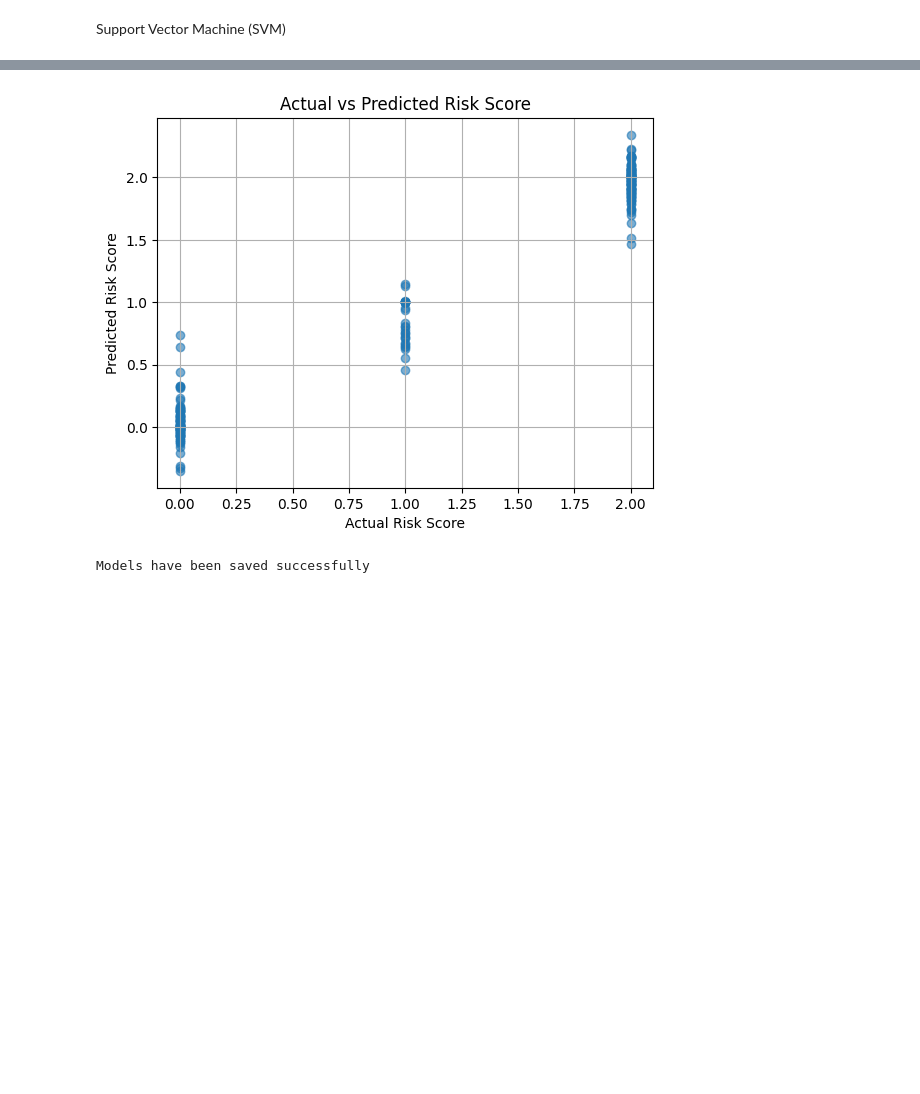
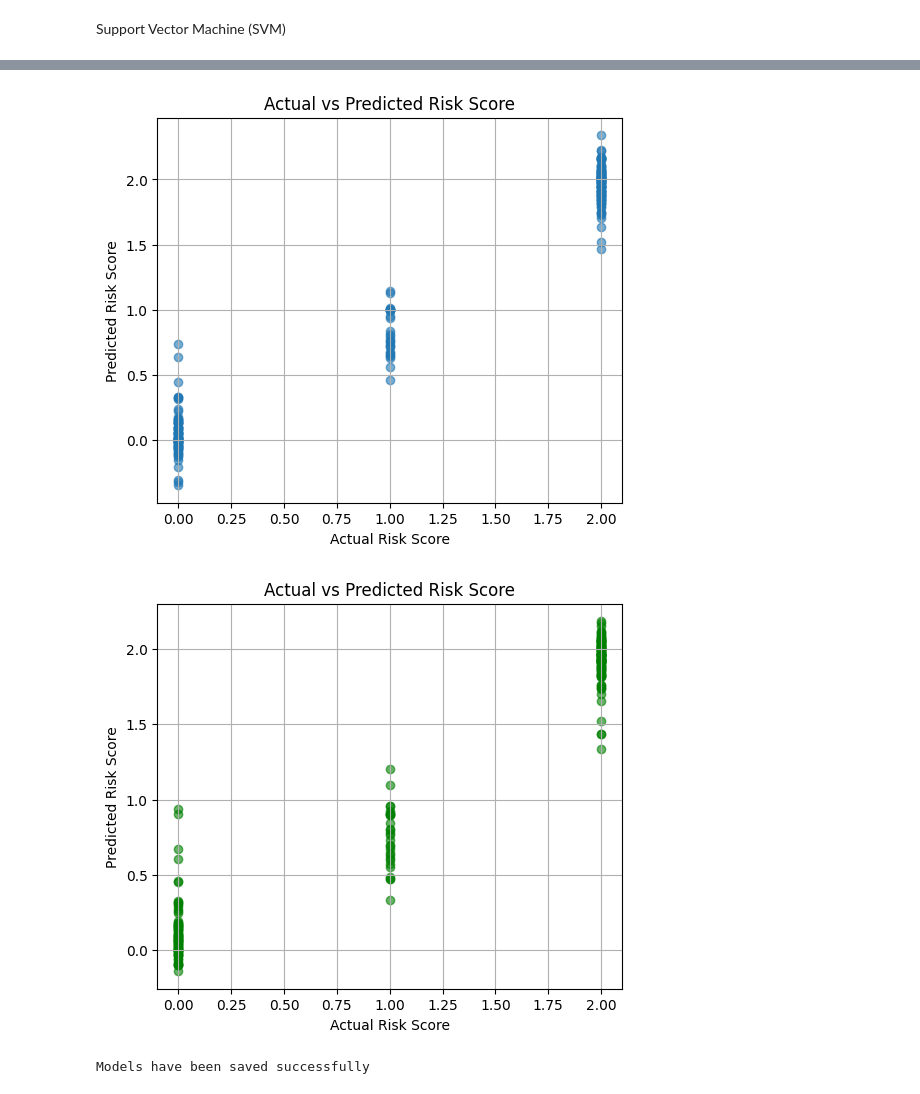
Before and after one commit to 5tamam00/dissertation, a Jupyter notebook: notebook/dataset.ipynb, the cells around one changed output, grey strips where cells are left out. Drawn from its saved outputs; the diff is of its cells as text; code cells hidden in the pictures; blank space fills up the shorter version.

Commit message:
regression model

```diff
--- a/notebook/dataset.ipynb
+++ b/notebook/dataset.ipynb
@@ -952,6 +952,7 @@ from keras.models import Model
 from sklearn.linear_model import Ridge
 from sklearn.metrics import mean_squared_error, r2_score
 import numpy as np
+from sklearn.svm import SVR
 
 risk_map = {'Malignant cases': 2, 'Bengin cases': 1, 'Normal cases': 0}
 df['risk_score'] = df['label'].map(risk_map)
@@ -981,14 +982,23 @@ y = df['risk_score'].values
 # Train/test split
 X_train, X_test, y_train, y_test = train_test_split(X, y, test_size=0.2, random_state=42)
 
-# Regression model (Ridge)
-svm_model = Ridge()
-svm_model.fit(X_train, y_train)
+# Ridge Regression model
+ridge_model = Ridge()
+ridge_model.fit(X_train, y_train)
 
-# Predict & evaluate
-y_pred = svm_model.predict(X_test)
-mse = mean_squared_error(y_test, y_pred)
-print(f"\n Mean Squared Error: {mse:.4f}")
-r2 = r2_score(y_test, y_pred)
-print(f"\n R2 Score: {mse:.4f}")
+y_pred_ridge = ridge_model.predict(X_test)
+mse_ridge = mean_squared_error(y_test, y_pred_ridge)
+print(f"\n [Ridge] Mean Squared Error: {mse_ridge:.4f}")
+r2_ridge = r2_score(y_test, y_pred_ridge)
+print(f"\n [Ridge] R2 Score: {r2_ridge:.4f}")
+
+# SVR Regression Model (SVR)
+svr_model = SVR(kernel='rbf', C=1.0, gamma='scale')
+svr_model.fit(X_train, y_train)
+
+y_pred_svr = svr_model.predict(X_test)
+mse_svr = mean_squared_error(y_test, y_pred_svr)
+print(f'\n [SVR] Mean Squared Error: {mse_svr:.4f}')
+r2_svr = r2_score(y_test, y_pred_svr)
+print(f"\n [SVR] R2 Score: {r2_svr:.4f}")
 # %% [output]
@@ -1012,13 +1029,25 @@ Shape of features before flattening: (1, 7, 7, 512)
 # %%
 import matplotlib.pyplot as plt
 
-plt.scatter(y_test, y_pred, alpha=0.6)
+# Ridge Plot
+plt.figure(figsize=(6, 5))
+plt.scatter(y_test, y_pred_ridge, alpha=0.6)
 plt.xlabel("Actual Risk Score")
 plt.ylabel("Predicted Risk Score")
 plt.title("Actual vs Predicted Risk Score")
 plt.grid(True)
 plt.show()
+
+# SVR Plot
+plt.figure(figsize=(6, 5))
+plt.scatter(y_test, y_pred_svr, alpha=0.6, color='green')
+plt.xlabel("Actual Risk Score")
+plt.ylabel("Predicted Risk Score")
+plt.title("Actual vs Predicted Risk Score")
+plt.grid(True)
+plt.show()
 # %% [output]
-[figure, old version]
+[figure, new version]
+[figure, added]
 # %%
 # Save the trained models
```
Also changed, not shown: parts of 2 cells of this notebook, 2 other files.
